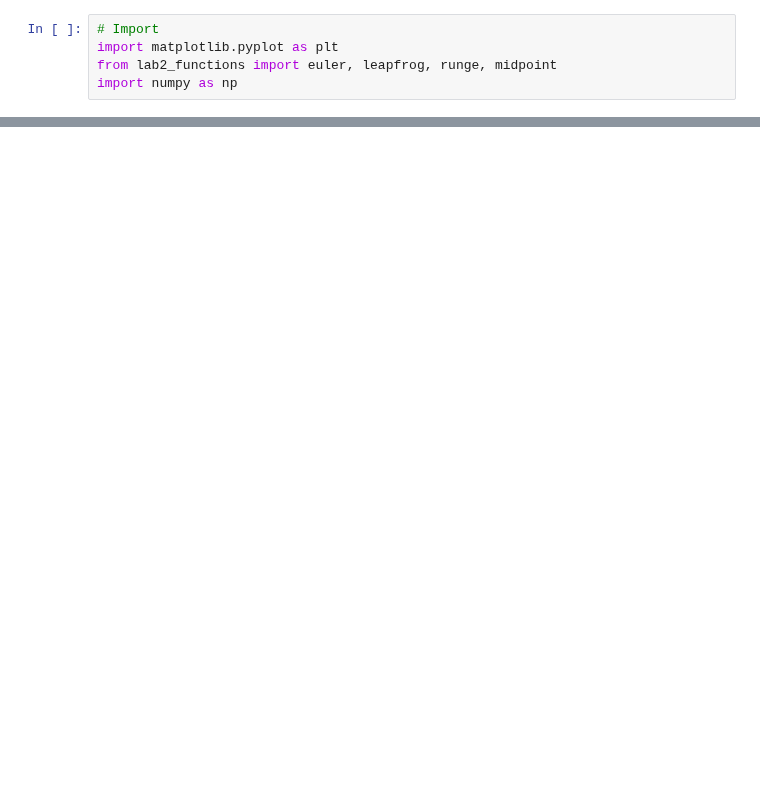
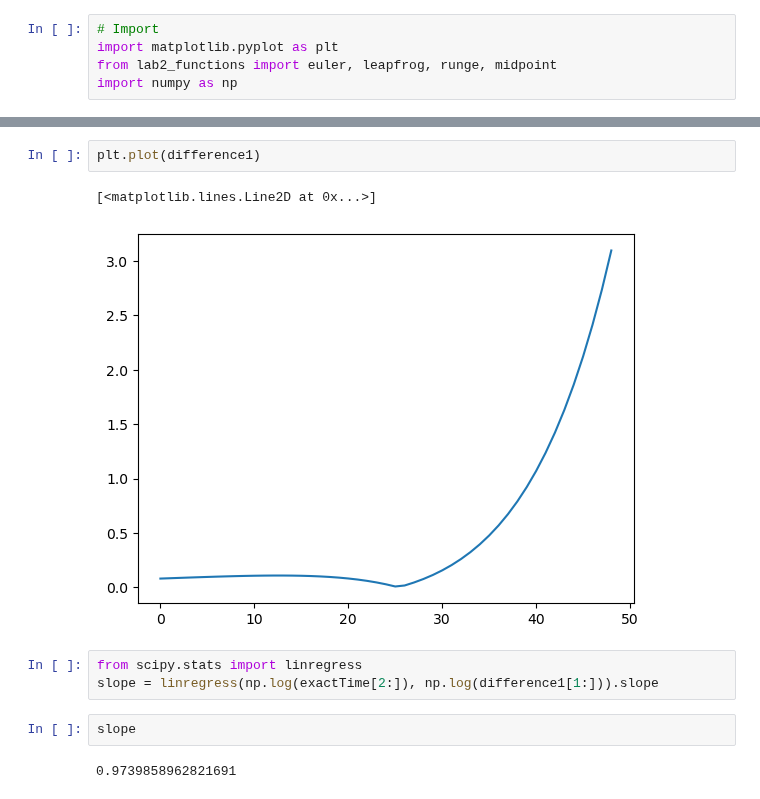
Before and after one commit to valenzuela12/numeric_2024, a Jupyter notebook: numlabs/lab2/terror2.ipynb, the cells around one changed output, grey strips where cells are left out. Drawn from its saved outputs; the diff is of its cells as text; blank space fills up the shorter version.

```diff
--- a/numlabs/lab2/terror2.ipynb
+++ b/numlabs/lab2/terror2.ipynb
@@ -91,0 +120,12 @@ if __name__ == "__main__":
+# %%
+plt.plot(difference1)
+# %% [output]
+[<matplotlib.lines.Line2D at 0x...>]
+[figure, added]
+# %%
+from scipy.stats import linregress
+slope = linregress(np.log(exactTime[2:]), np.log(difference1[1:])).slope
+# %%
+slope
+# %% [output]
+0.9739858962821691
```
Also changed, not shown: parts of 5 cells of this notebook, 11 other files.
